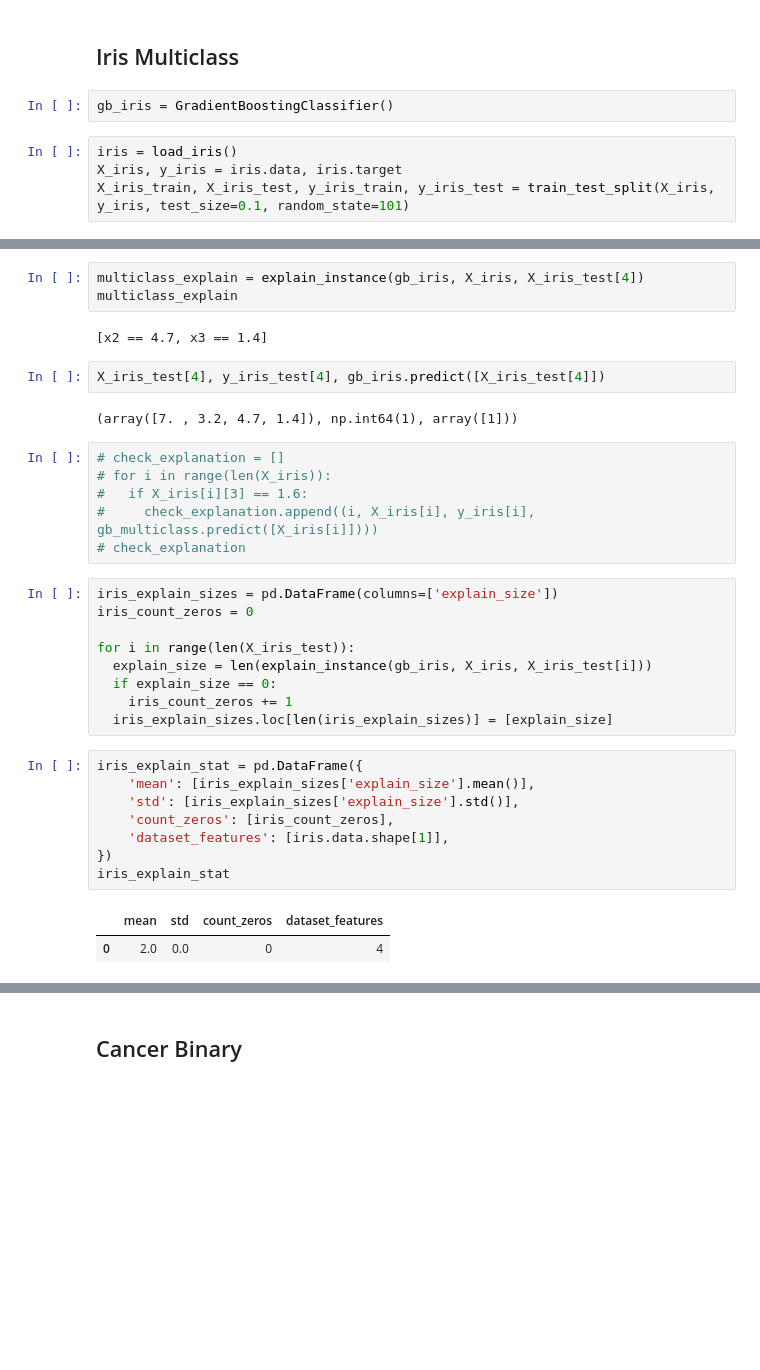
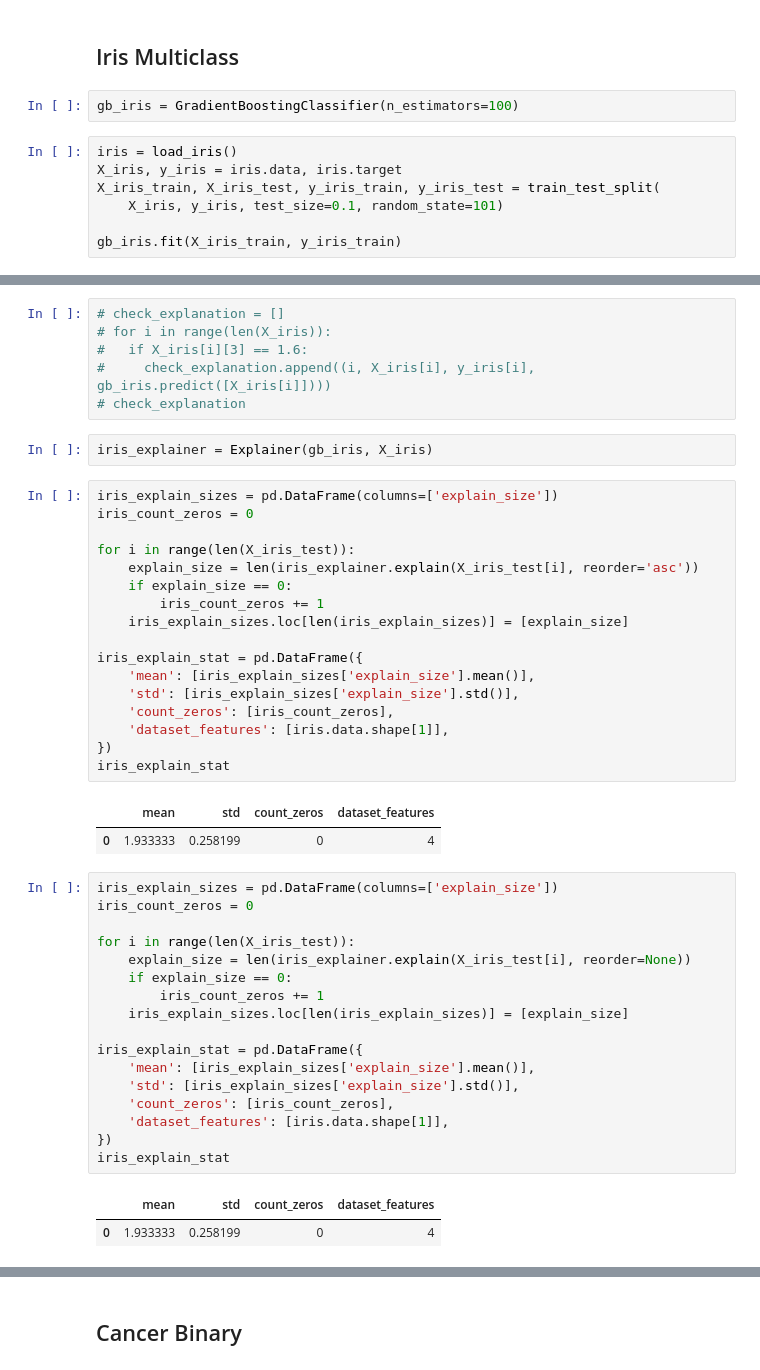
Before and after one commit to dabzr/LogicExplainML, a Jupyter notebook: testing/notebooks/colab notebooks/z3_gb_xai.ipynb, the cells around one changed output, grey strips where cells are left out. Saved outputs shown, nothing was run; the diff lists cells and outputs as text; blank space fills up the shorter version.

Commit message:
reorder features + test new datasets

```diff
--- a/testing/notebooks/colab notebooks/z3_gb_xai.ipynb
+++ b/testing/notebooks/colab notebooks/z3_gb_xai.ipynb
@@ -231,8 +259,11 @@ explicar todas as instancias - tamanho medio da explicação & desvio padrão, p
 # %% [markdown]
 ## Iris Multiclass
 # %%
-gb_iris = GradientBoostingClassifier()
+gb_iris = GradientBoostingClassifier(n_estimators=100)
 # %%
 iris = load_iris()
 X_iris, y_iris = iris.data, iris.target
-X_iris_train, X_iris_test, y_iris_train, y_iris_test = train_test_split(X_iris, y_iris, test_size=0.1, random_state=101)
+X_iris_train, X_iris_test, y_iris_train, y_iris_test = train_test_split(
+    X_iris, y_iris, test_size=0.1, random_state=101)
+
+gb_iris.fit(X_iris_train, y_iris_train)
@@ -243,35 +272,48 @@ GradientBoostingClassifier()
-# %%
-multiclass_explain = explain_instance(gb_iris, X_iris, X_iris_test[4])
-multiclass_explain
-# %% [output]
-[x2 == 4.7, x3 == 1.4]
-# %%
-X_iris_test[4], y_iris_test[4], gb_iris.predict([X_iris_test[4]])
-# %% [output]
-(array([7. , 3.2, 4.7, 1.4]), np.int64(1), array([1]))
 # %%
 # check_explanation = []
 # for i in range(len(X_iris)):
 #   if X_iris[i][3] == 1.6:
-#     check_explanation.append((i, X_iris[i], y_iris[i], gb_multiclass.predict([X_iris[i]])))
+#     check_explanation.append((i, X_iris[i], y_iris[i], gb_iris.predict([X_iris[i]])))
 # check_explanation
+# %%
+iris_explainer = Explainer(gb_iris, X_iris)
 # %%
 iris_explain_sizes = pd.DataFrame(columns=['explain_size'])
 iris_count_zeros = 0
 
 for i in range(len(X_iris_test)):
-  explain_size = len(explain_instance(gb_iris, X_iris, X_iris_test[i]))
-  if explain_size == 0:
-    iris_count_zeros += 1
-  iris_explain_sizes.loc[len(iris_explain_sizes)] = [explain_size]
+    explain_size = len(iris_explainer.explain(X_iris_test[i], reorder='asc'))
+    if explain_size == 0:
+        iris_count_zeros += 1
+    iris_explain_sizes.loc[len(iris_explain_sizes)] = [explain_size]
+
+iris_explain_stat = pd.DataFrame({
+    'mean': [iris_explain_sizes['explain_size'].mean()],
+    'std': [iris_explain_sizes['explain_size'].std()],
+    'count_zeros': [iris_count_zeros],
+    'dataset_features': [iris.data.shape[1]],
+})
+iris_explain_stat
+# %% [output]
+|  | mean | std | count_zeros | dataset_features |
+| 0 | 1.933333 | 0.258199 | 0 | 4 |
 # %%
+iris_explain_sizes = pd.DataFrame(columns=['explain_size'])
+iris_count_zeros = 0
+
+for i in range(len(X_iris_test)):
+    explain_size = len(iris_explainer.explain(X_iris_test[i], reorder=None))
+    if explain_size == 0:
+        iris_count_zeros += 1
+    iris_explain_sizes.loc[len(iris_explain_sizes)] = [explain_size]
+
 iris_explain_stat = pd.DataFrame({
     'mean': [iris_explain_sizes['explain_size'].mean()],
     'std': [iris_explain_sizes['explain_size'].std()],
     'count_zeros': [iris_count_zeros],
     'dataset_features': [iris.data.shape[1]],
 })
 iris_explain_stat
 # %% [output]
 |  | mean | std | count_zeros | dataset_features |
-| 0 | 2.0 | 0.0 | 0 | 4 |
+| 0 | 1.933333 | 0.258199 | 0 | 4 |
```
Also changed, not shown: parts of 45 cells of this notebook, 1 other file.
